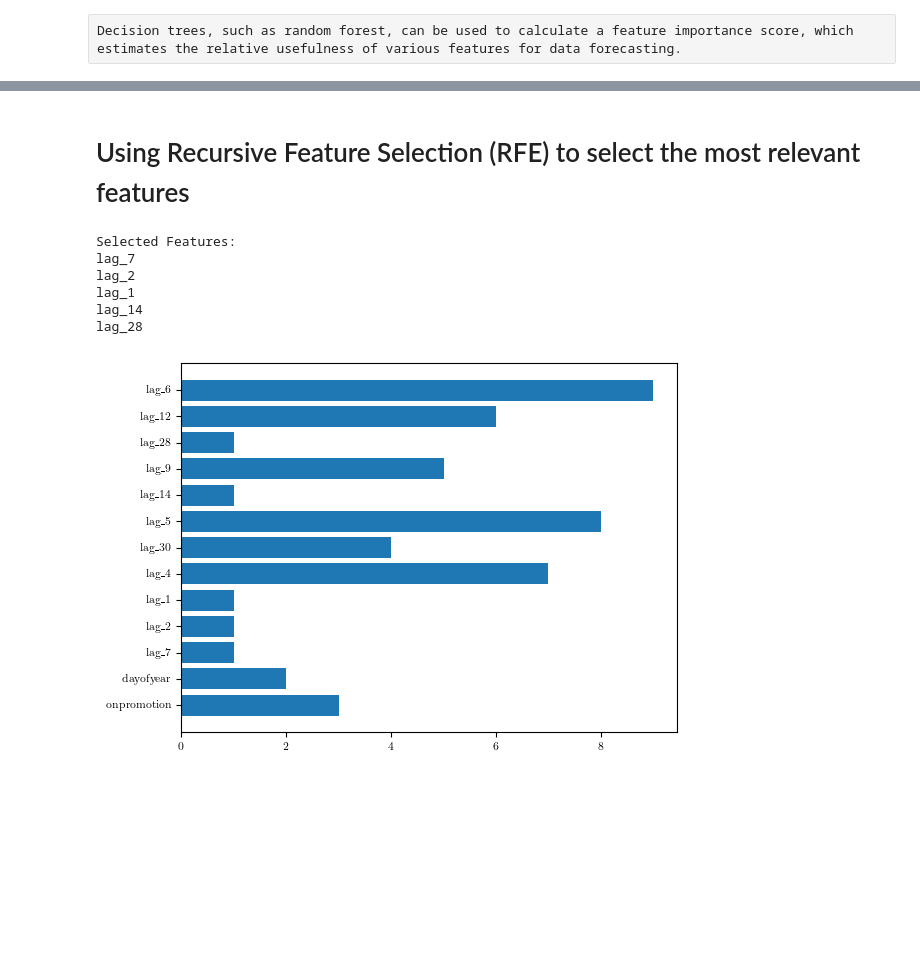
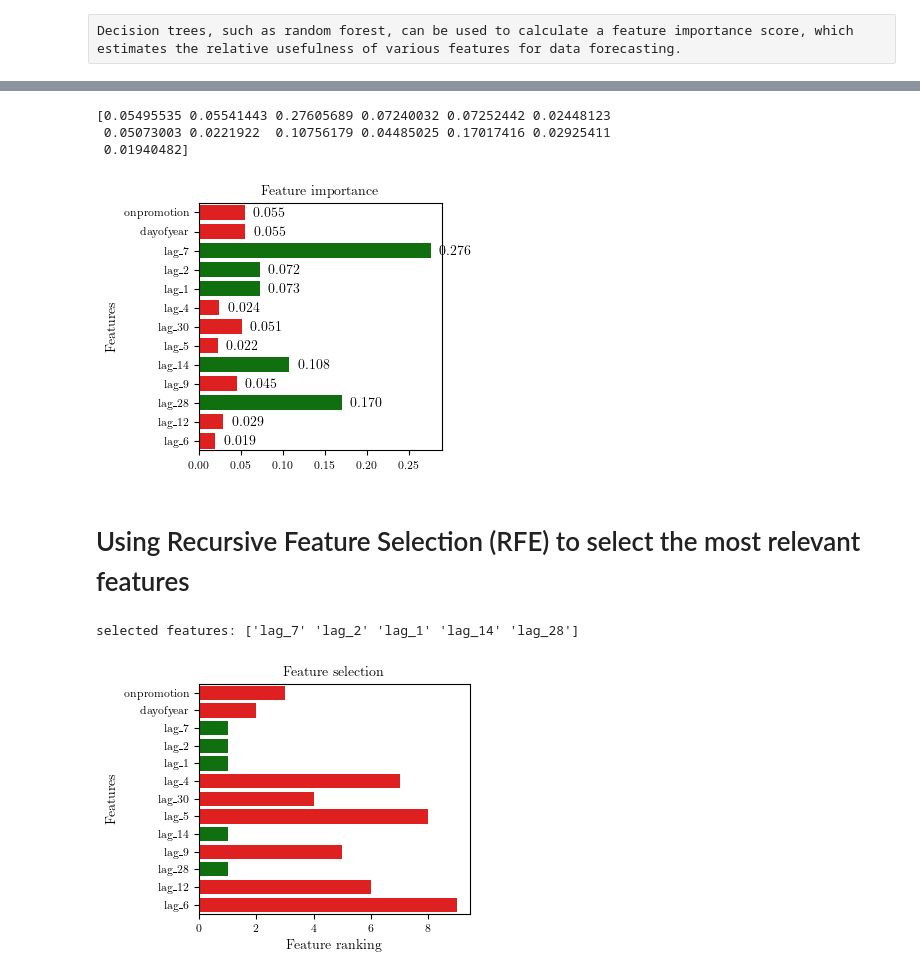
Before and after one commit to bertlem/kaggle-store-sales-ts-forecasting, a Jupyter notebook: data_forecasting_average_sales.ipynb, the cells around one changed output, grey strips where cells are left out. Drawn from its saved outputs; the diff is of its cells as text; code cells hidden in the pictures; blank space fills up the shorter version.

Commit message:
Add feature ranking/selection

```diff
--- a/data_forecasting_average_sales.ipynb
+++ b/data_forecasting_average_sales.ipynb
@@ -711,31 +710,42 @@ plt.show()
+# %%
+def plot_feature_importance(model_rf, threshold, path, filename, cm):
+
+    # model_rf: model using a Random Forest Regressor
+    from sklearn.ensemble import RandomForestRegressor
+
+    names = names = Xprom.columns.values
+    ticks = [i for i in range(len(names))]
+
+    fig = plt.figure(figsize=(10*cm, 8*cm))
+    ax = fig.add_subplot(111)
+
+    cols = ['red' if x < threshold else 'green' for x in model_rf.feature_importances_]
+    sns.barplot(x=model_rf.feature_importances_, y=ticks, palette=cols, orient='h')
+
+    #ax.set_xlabel(r'Feature importance')
+    ax.set_ylabel(r'Features')
+    ax.set_yticks(ticks, names)
+    ax.set_title('Feature importance')
+
+
+    for p in ax.patches:
+        _x = p.get_x() + p.get_width() + 0.01
+        _y = p.get_y() + p.get_height() - (p.get_height()*0.5)
+        value = '{:.3f}'.format(p.get_width())
+        ax.text(_x, _y, value, ha="left", va="center")
+
+    fig.tight_layout()
+    file = path / str(filename)
+    fig.savefig(file, format='pdf')
+# %%
+# print importance scores
+print(model_rf.feature_importances_)
+# plot importance scores
+plot_feature_importance(model_rf, 0.06, path_plots, 'feature_importance.pdf', cm)
+# %% [output]
+[0.05495535 0.05541443 0.27605689 0.07240032 0.07252442 0.02448123
+ 0.05073003 0.0221922  0.10756179 0.04485025 0.17017416 0.02925411
+ 0.01940482]
+[figure, added]
 # %% [markdown]
 # Using Recursive Feature Selection (RFE) to select the most relevant features
-# %%
-from sklearn.feature_selection import RFE
-from sklearn.ensemble import RandomForestRegressor
-
-# feature selection
-rfe = RFE(RandomForestRegressor(n_estimators=500, random_state=1), n_features_to_select=5)
-fit = rfe.fit(Xprom, y)
-
-# print selected features
-print('Selected Features:')
-names = Xprom.columns.values
-for i in range(len(fit.support_)):
-    if fit.support_[i]:
-        print(names[i])
-
-# plot feature rank (smaller bar is better feature)
-names = Xprom.columns.values
-ticks = [i for i in range(len(names))]
-plt.barh(ticks, fit.ranking_)
-plt.yticks(ticks, names)
-plt.show()
-# %% [output]
-Selected Features:
-lag_7
-lag_2
-lag_1
-lag_14
-lag_28
-[figure, removed]
@@ -744,0 +789,5 @@ lag_28
+# %%
+feature_selection_nfeat(Xprom, y, 5, path_plots, 'rfe_feature_selection.pdf', cm)
+# %% [output]
+selected features: ['lag_7' 'lag_2' 'lag_1' 'lag_14' 'lag_28']
+[figure, added]
```
Also changed, not shown: parts of 5 cells of this notebook, 10 other files.
